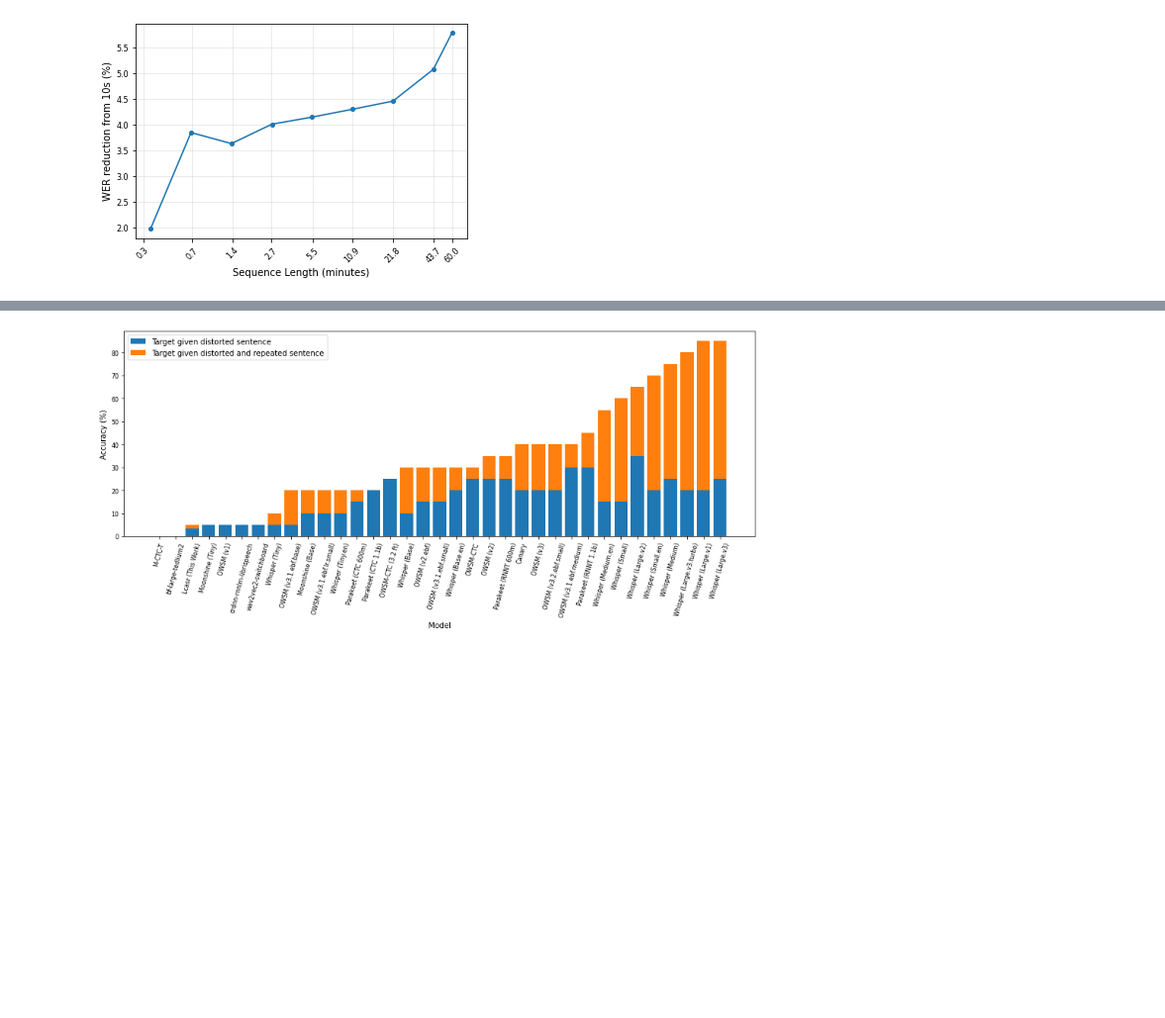
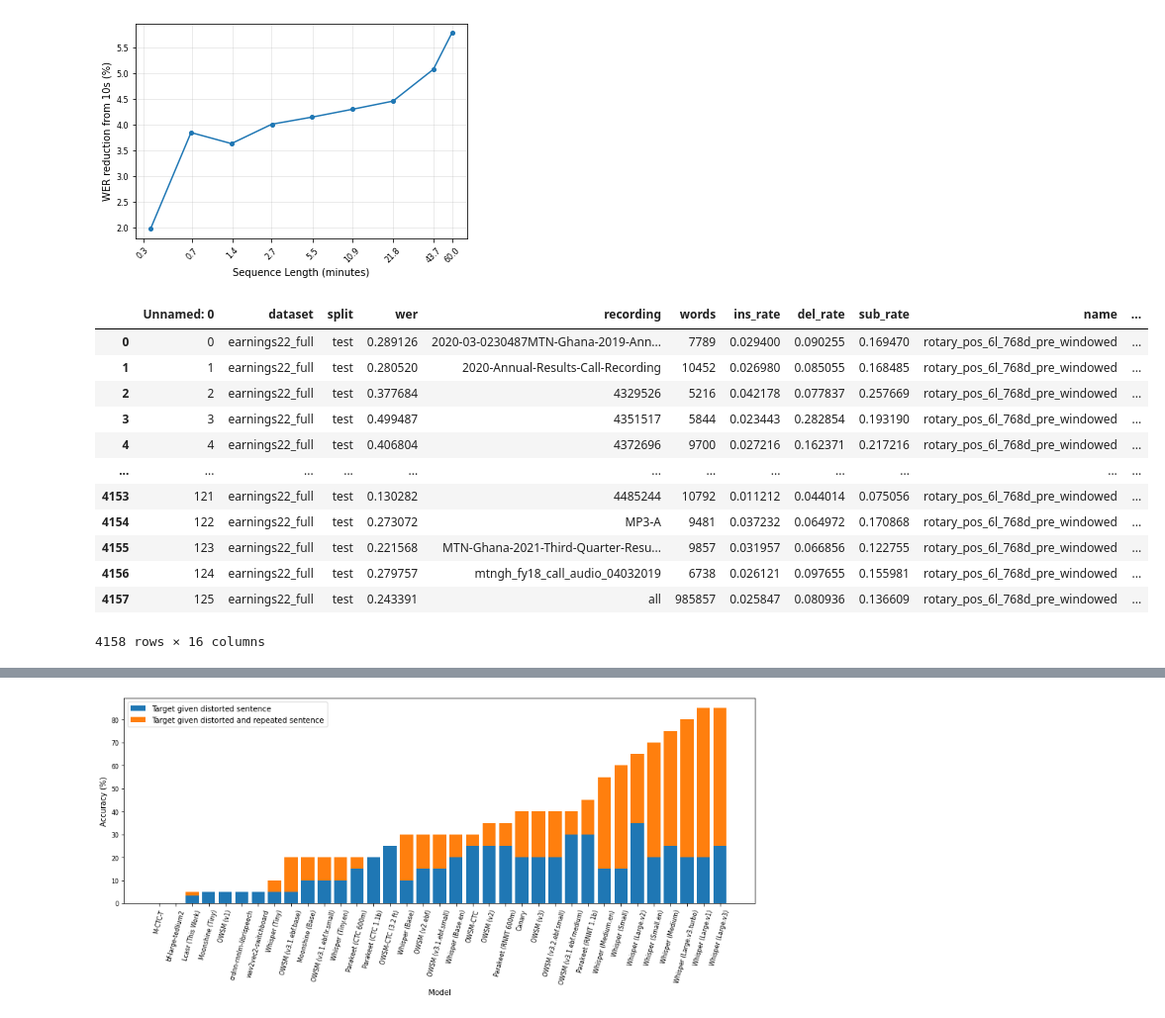
Before and after one commit to robflynnyh/long-context-asr, a Jupyter notebook: eval/results/eval.ipynb, the cells around one changed output, grey strips where cells are left out. Shown at 99% size. Cells and saved outputs as stored; diff of their text form; code cells hidden in the pictures; blank space fills up the shorter version.

```diff
--- a/eval/results/eval.ipynb
+++ b/eval/results/eval.ipynb
@@ -1224,3 +1224,19 @@ ax.grid(True, axis='both', alpha=0.3)
 {2048: 5.1096771000498915, 4096: 8.145988078665704, 8192: 11.430924775418621, 16384: 13.05257411515136, 32768: 13.50260923410436, 65536: 14.000935191727967, 131072: 14.69939093849243, 262144: 14.26785 ...
 [figure]
 [figure]
+# %%
+earnings_per_rec
+# %% [output]
+|  | Unnamed: 0 | dataset | split | wer | recording | words | ins_rate | del_rate | sub_rate | name | ... |
+| 0 | 0 | earnings22_full | test | 0.289126 | 2020-03-0230487MTN-Ghana-2019-Ann... | 7789 | 0.029400 | 0.090255 | 0.169470 | rotary_pos_6l_768d_pre_windowed | ... |
+| 1 | 1 | earnings22_full | test | 0.280520 | 2020-Annual-Results-Call-Recording | 10452 | 0.026980 | 0.085055 | 0.168485 | rotary_pos_6l_768d_pre_windowed | ... |
+| 2 | 2 | earnings22_full | test | 0.377684 | 4329526 | 5216 | 0.042178 | 0.077837 | 0.257669 | rotary_pos_6l_768d_pre_windowed | ... |
+| 3 | 3 | earnings22_full | test | 0.499487 | 4351517 | 5844 | 0.023443 | 0.282854 | 0.193190 | rotary_pos_6l_768d_pre_windowed | ... |
+| 4 | 4 | earnings22_full | test | 0.406804 | 4372696 | 9700 | 0.027216 | 0.162371 | 0.217216 | rotary_pos_6l_768d_pre_windowed | ... |
+| ... | ... | ... | ... | ... | ... | ... | ... | ... | ... | ... | ... |
+| 4153 | 121 | earnings22_full | test | 0.130282 | 4485244 | 10792 | 0.011212 | 0.044014 | 0.075056 | rotary_pos_6l_768d_pre_windowed | ... |
+| 4154 | 122 | earnings22_full | test | 0.273072 | MP3-A | 9481 | 0.037232 | 0.064972 | 0.170868 | rotary_pos_6l_768d_pre_windowed | ... |
+| 4155 | 123 | earnings22_full | test | 0.221568 | MTN-Ghana-2021-Third-Quarter-Resu... | 9857 | 0.031957 | 0.066856 | 0.122755 | rotary_pos_6l_768d_pre_windowed | ... |
+| 4156 | 124 | earnings22_full | test | 0.279757 | mtngh_fy18_call_audio_04032019 | 6738 | 0.026121 | 0.097655 | 0.155981 | rotary_pos_6l_768d_pre_windowed | ... |
+| 4157 | 125 | earnings22_full | test | 0.243391 | all | 985857 | 0.025847 | 0.080936 | 0.136609 | rotary_pos_6l_768d_pre_windowed | ... |
+4158 rows × 16 columns
```
Also changed, not shown: parts of 6 cells of this notebook, 16 other files.
